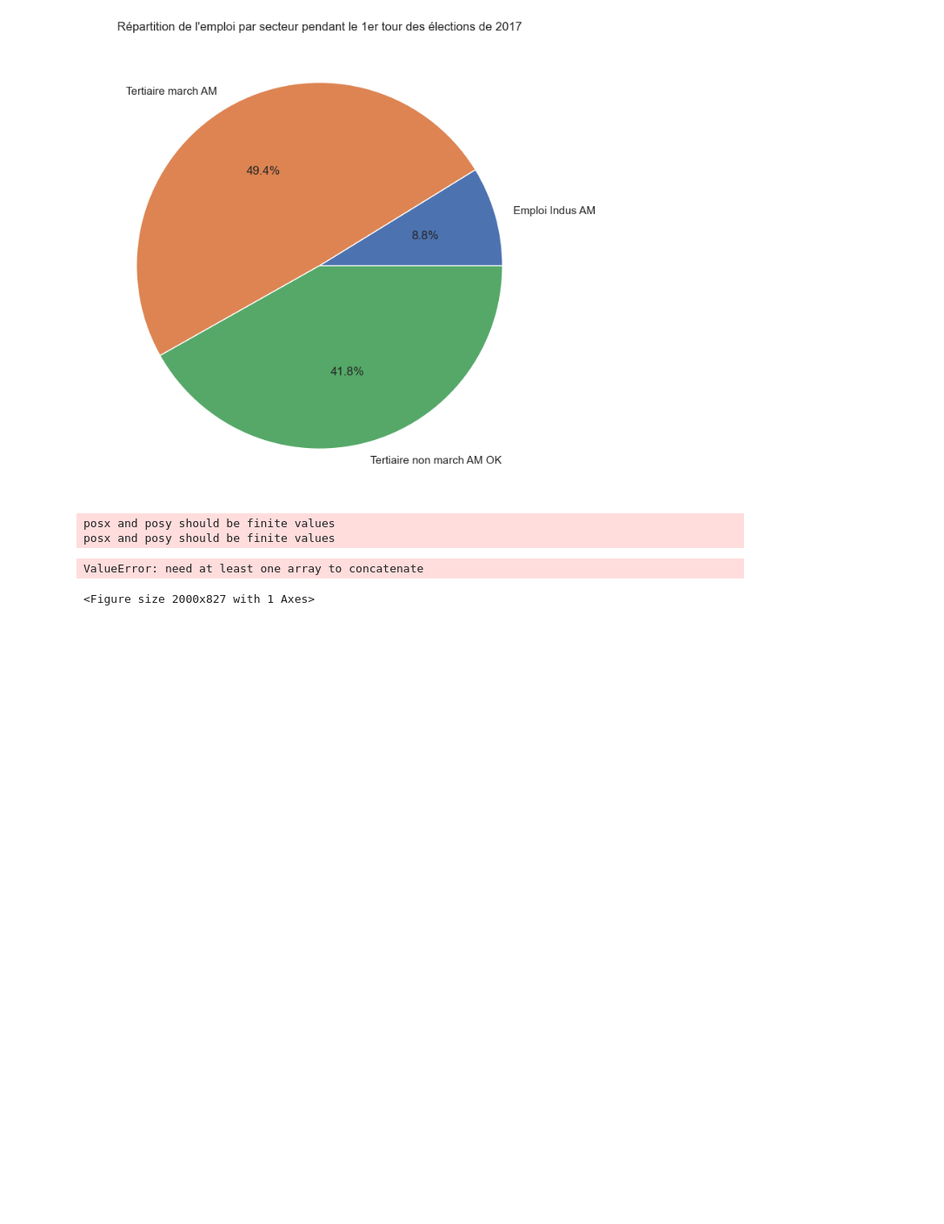
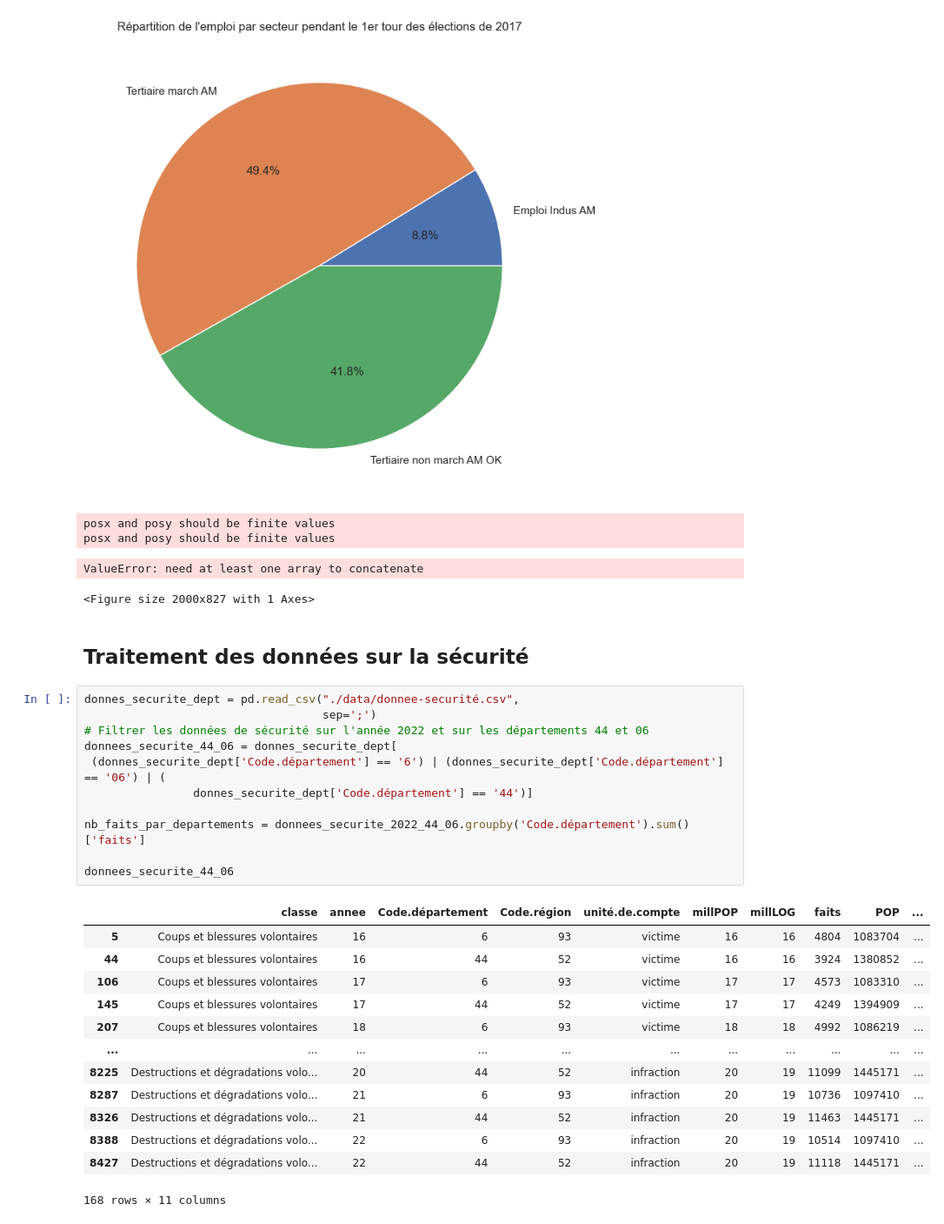
Before and after one commit to CinquinAndy/i1-mspr-data, a Jupyter notebook: Notebook_visu_graphs.ipynb, the cells around one changed output. Shown: that part at 87% size. Drawn from its saved outputs; the diff is of its cells as text; blank space fills up the shorter version.

```diff
--- a/Notebook_visu_graphs.ipynb
+++ b/Notebook_visu_graphs.ipynb
@@ -212,3 +222,30 @@ posx and posy should be finite values
 posx and posy should be finite values
 ValueError: need at least one array to concatenate
 <Figure size 2000x827 with 1 Axes>
+# %% [markdown]
+## Traitement des données sur la sécurité
+# %%
+donnes_securite_dept = pd.read_csv("./data/donnee-securité.csv",
+                                   sep=';')
+# Filtrer les données de sécurité sur l'année 2022 et sur les départements 44 et 06
+donnees_securite_44_06 = donnes_securite_dept[
+ (donnes_securite_dept['Code.département'] == '6') | (donnes_securite_dept['Code.département'] == '06') | (
+                donnes_securite_dept['Code.département'] == '44')]
+
+nb_faits_par_departements = donnees_securite_2022_44_06.groupby('Code.département').sum()['faits']
+
+donnees_securite_44_06
+# %% [output]
+|  | classe | annee | Code.département | Code.région | unité.de.compte | millPOP | millLOG | faits | POP | ... |
+| 5 | Coups et blessures volontaires | 16 | 6 | 93 | victime | 16 | 16 | 4804 | 1083704 | ... |
+| 44 | Coups et blessures volontaires | 16 | 44 | 52 | victime | 16 | 16 | 3924 | 1380852 | ... |
+| 106 | Coups et blessures volontaires | 17 | 6 | 93 | victime | 17 | 17 | 4573 | 1083310 | ... |
+| 145 | Coups et blessures volontaires | 17 | 44 | 52 | victime | 17 | 17 | 4249 | 1394909 | ... |
+| 207 | Coups et blessures volontaires | 18 | 6 | 93 | victime | 18 | 18 | 4992 | 1086219 | ... |
+| ... | ... | ... | ... | ... | ... | ... | ... | ... | ... | ... |
+| 8225 | Destructions et dégradations volo... | 20 | 44 | 52 | infraction | 20 | 19 | 11099 | 1445171 | ... |
+| 8287 | Destructions et dégradations volo... | 21 | 6 | 93 | infraction | 20 | 19 | 10736 | 1097410 | ... |
+| 8326 | Destructions et dégradations volo... | 21 | 44 | 52 | infraction | 20 | 19 | 11463 | 1445171 | ... |
+| 8388 | Destructions et dégradations volo... | 22 | 6 | 93 | infraction | 20 | 19 | 10514 | 1097410 | ... |
+| 8427 | Destructions et dégradations volo... | 22 | 44 | 52 | infraction | 20 | 19 | 11118 | 1445171 | ... |
+168 rows × 11 columns
```
Also changed, not shown: parts of 4 cells of this notebook.
